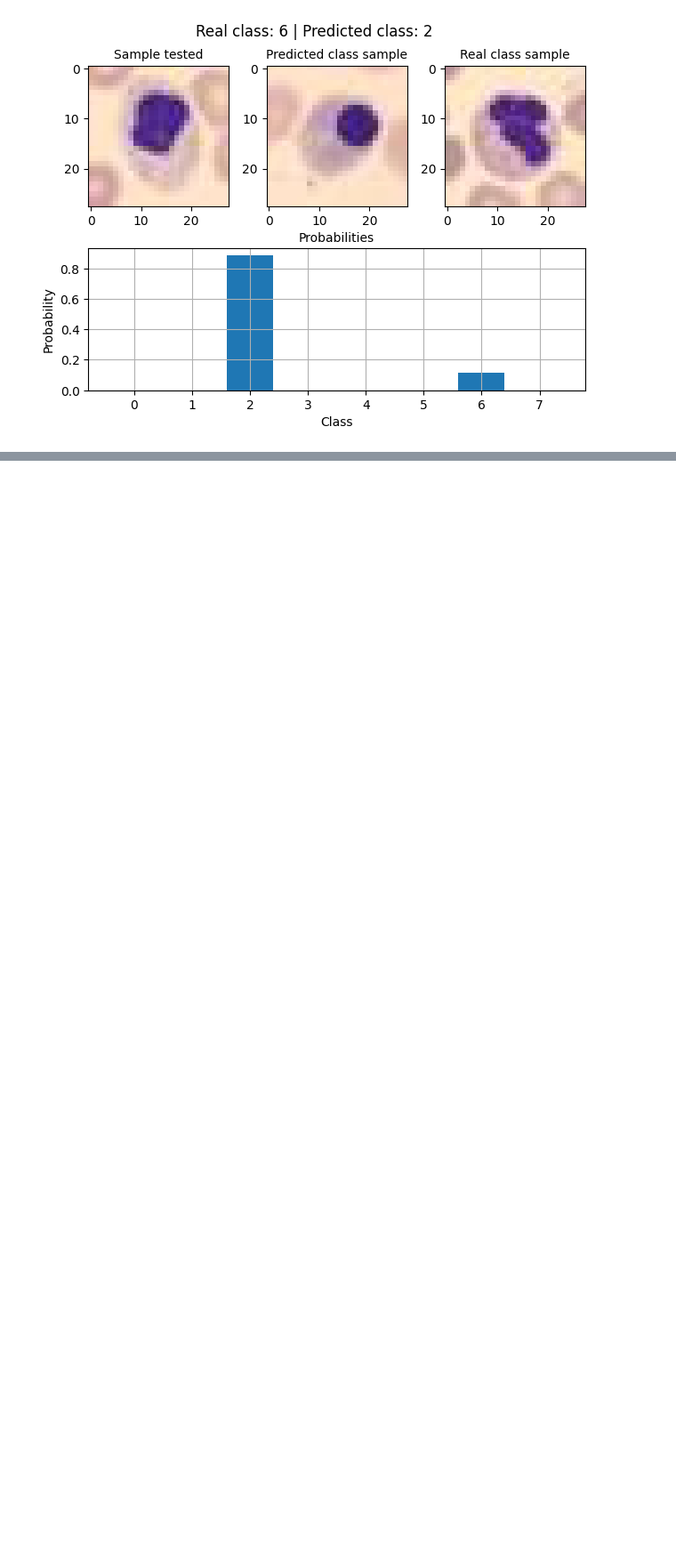
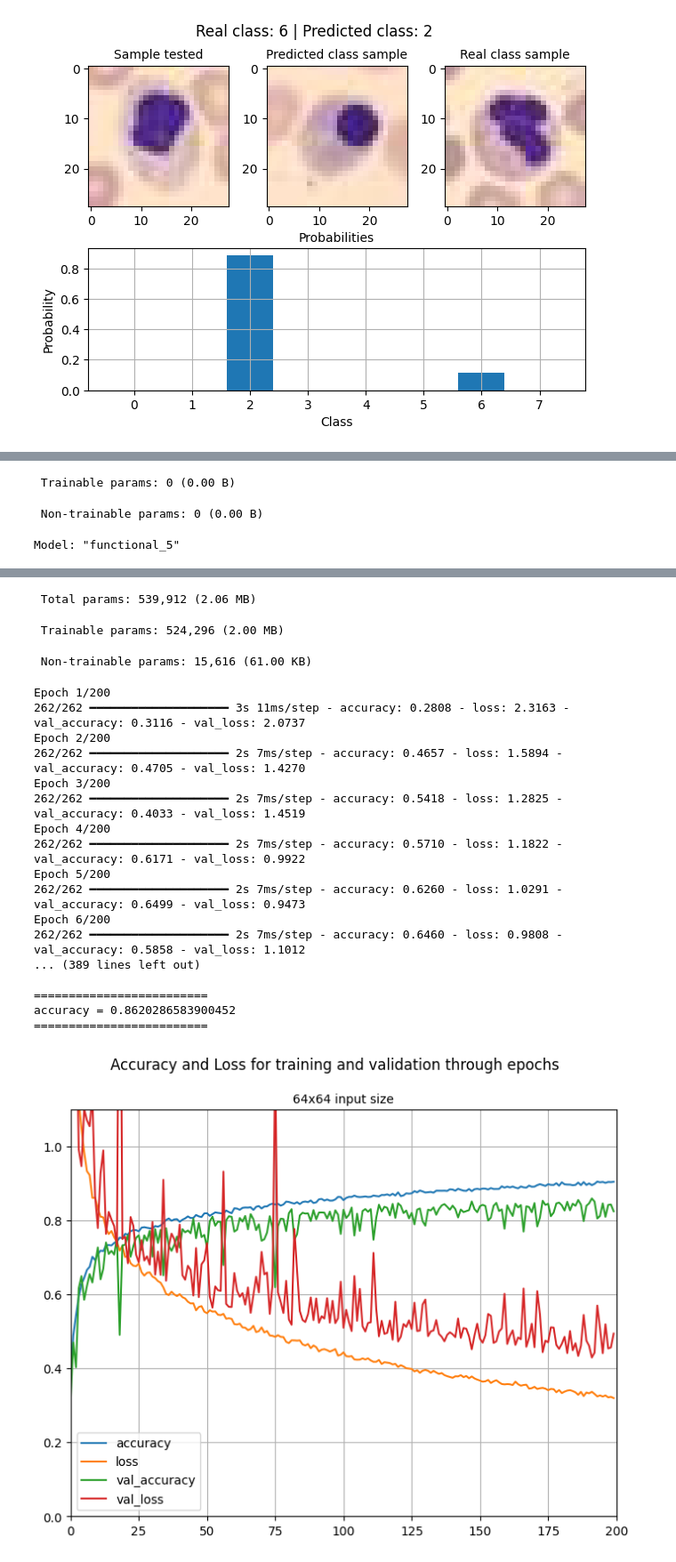
Before and after one commit to toffanetto/IA048_Project_1, a Jupyter notebook: 3-Neural_Network/src/cnn_shallow.ipynb, the cells around one changed output, grey strips where cells are left out. Shown at 89% size. Saved outputs shown, nothing was run; the diff lists cells and outputs as text; code cells hidden in the pictures; blank space fills up the shorter version.

Commit message:
CNN Shallow ok

```diff
--- a/3-Neural_Network/src/cnn_shallow.ipynb
+++ b/3-Neural_Network/src/cnn_shallow.ipynb
@@ -598,0 +749,52 @@ Probilites for each class:
+# %%
+model_cnn = tf.keras.models.Sequential()
+model_cnn.add(tf.keras.layers.Conv2D(filters=64, kernel_size=9, strides=1,
+                                    padding="SAME", activation="relu"))
+model_cnn.add(tf.keras.layers.MaxPooling2D(pool_size=2))
+model_cnn.add(tf.keras.layers.Flatten())
+
+model_cnn.load_weights('../model/cnn_shallow/conv_layer.weights.h5')
+model_cnn.summary()
+
+model_cnn.trainable = False
+
+input = tf.keras.Input(shape=(INPUT_N, INPUT_N, 3))
+
+softmax = tf.keras.layers.Dense(8, activation="softmax")
+
+x = model_cnn(input, training=False)
+output = softmax(x)
+
+model = tf.keras.Model(input, output)
+
+model.compile(loss="sparse_categorical_crossentropy",
+                optimizer="sgd",
+                metrics=["accuracy"])
+
+model.summary()
+
+checkpoint_cb = keras.callbacks.ModelCheckpoint("../model/cnn_shallow/cnn_"+str(64)+"_"+str(9)+"x"+str(9)+"conv.weights.h5",
+                                                save_best_only=True, save_weights_only=True)
+
+history = model.fit(X_train, y_train, epochs=200,
+                    validation_data=(X_val, y_val),
+                    callbacks=[checkpoint_cb], verbose=1)
+
+model.load_weights("../model/cnn_shallow/cnn_"+str(64)+"_"+str(9)+"x"+str(9)+"conv.weights.h5")
+
+pd.DataFrame(history.history).plot(figsize=(8,6))
+plt.grid(True)
+plt.ylim([0,1.1])
+plt.xlim([0,epochs])
+plt.suptitle("Accuracy and Loss for training and validation through epochs", fontsize=12)
+plt.title('64x64 input size',fontsize=10)
+
+plt.savefig("../plot/cnn_shallow/64x64_model_training.pdf",
+            format="pdf", bbox_inches="tight")
+
+loss, accuracy = model.evaluate(X_test,y_test)
+
+print('\n=========================')
+print('accuracy = '+str(accuracy))
+print('=========================\n')
+# %% [output]
@@ -598,0 +812,3 @@ Probilites for each class:
+ Trainable params: 0 (0.00 B)
+ Non-trainable params: 0 (0.00 B)
+Model: "functional_5"
@@ -598,0 +824,21 @@ Probilites for each class:
+ Total params: 539,912 (2.06 MB)
+ Trainable params: 524,296 (2.00 MB)
+ Non-trainable params: 15,616 (61.00 KB)
+Epoch 1/200
+262/262 ━━━━━━━━━━━━━━━━━━━━ 3s 11ms/step - accuracy: 0.2808 - loss: 2.3163 - val_accuracy: 0.3116 - val_loss: 2.0737
+Epoch 2/200
+262/262 ━━━━━━━━━━━━━━━━━━━━ 2s 7ms/step - accuracy: 0.4657 - loss: 1.5894 - val_accuracy: 0.4705 - val_loss: 1.4270
+Epoch 3/200
+262/262 ━━━━━━━━━━━━━━━━━━━━ 2s 7ms/step - accuracy: 0.5418 - loss: 1.2825 - val_accuracy: 0.4033 - val_loss: 1.4519
+Epoch 4/200
+262/262 ━━━━━━━━━━━━━━━━━━━━ 2s 7ms/step - accuracy: 0.5710 - loss: 1.1822 - val_accuracy: 0.6171 - val_loss: 0.9922
+Epoch 5/200
+262/262 ━━━━━━━━━━━━━━━━━━━━ 2s 7ms/step - accuracy: 0.6260 - loss: 1.0291 - val_accuracy: 0.6499 - val_loss: 0.9473
+Epoch 6/200
+262/262 ━━━━━━━━━━━━━━━━━━━━ 2s 7ms/step - accuracy: 0.6460 - loss: 0.9808 - val_accuracy: 0.5858 - val_loss: 1.1012
+... (389 lines left out)
+
+=========================
+accuracy = 0.8620286583900452
+=========================
+[figure, added]
```
Also changed, not shown: parts of 5 cells of this notebook, 5 other files.
